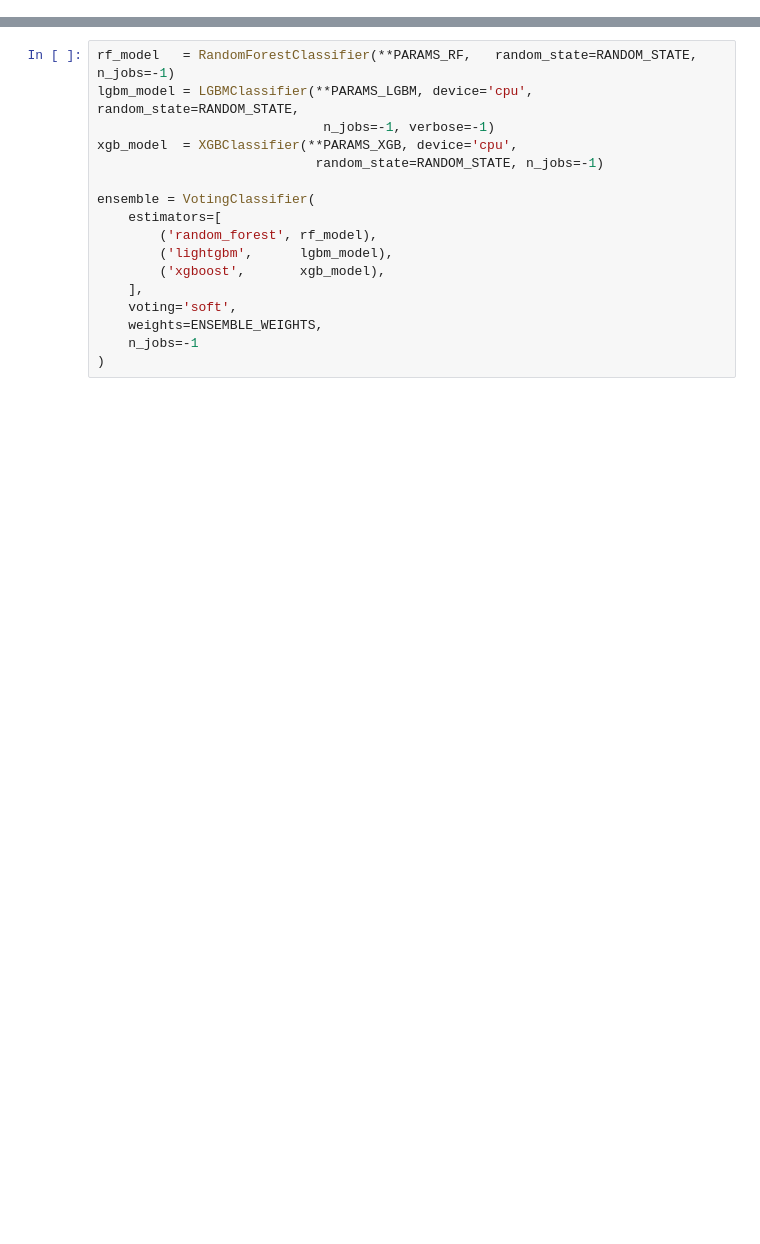
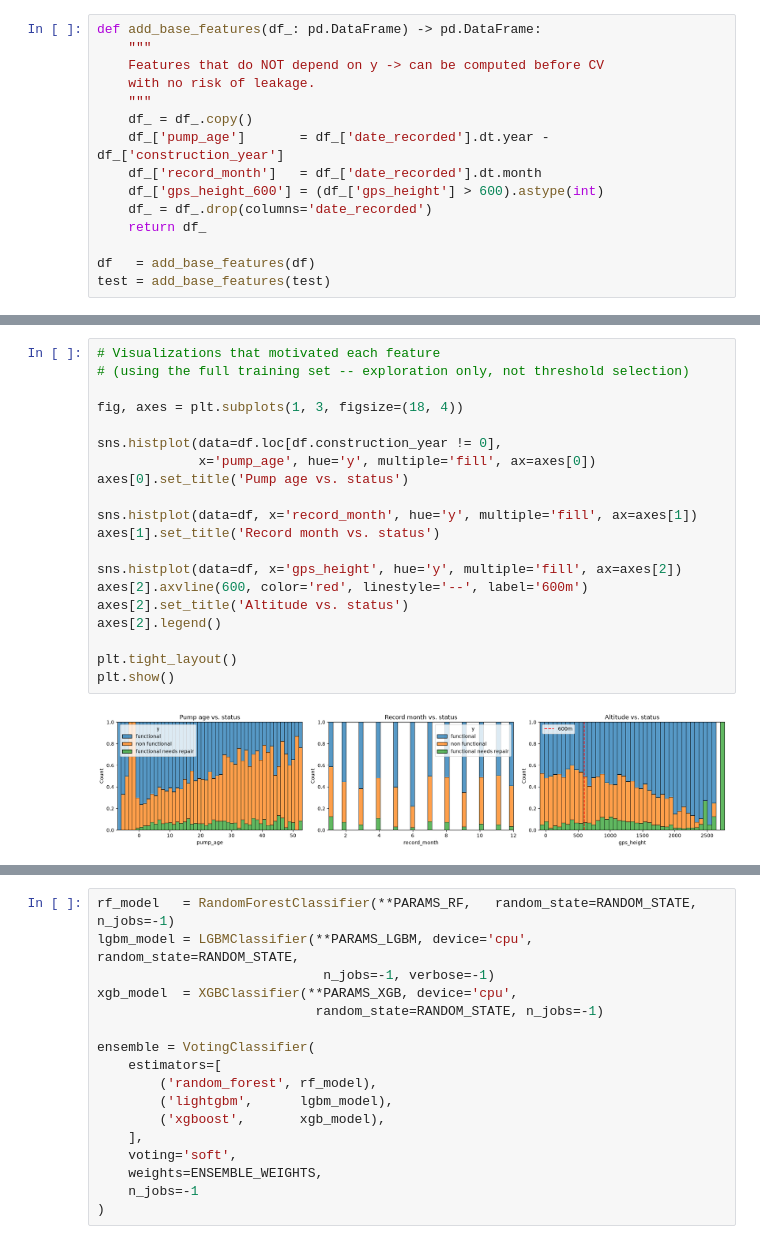
Before and after one commit to inigoochoa/pump-it-up-competition, a Jupyter notebook: notebooks/pump_it_up_ensemble.ipynb, the cells around one changed output, grey strips where cells are left out. Cells and saved outputs as stored; diff of their text form; blank space fills up the shorter version.

```diff
--- a/notebooks/pump_it_up_ensemble.ipynb
+++ b/notebooks/pump_it_up_ensemble.ipynb
@@ -454,0 +309,15 @@ Los pesos se ajustaron empíricamente comparando runs en MLflow.
+# %%
+def add_base_features(df_: pd.DataFrame) -> pd.DataFrame:
+    """
+    Features that do NOT depend on y -> can be computed before CV
+    with no risk of leakage.
+    """
+    df_ = df_.copy()
+    df_['pump_age']       = df_['date_recorded'].dt.year - df_['construction_year']
+    df_['record_month']   = df_['date_recorded'].dt.month
+    df_['gps_height_600'] = (df_['gps_height'] > 600).astype(int)
+    df_ = df_.drop(columns='date_recorded')
+    return df_
+
+df   = add_base_features(df)
+test = add_base_features(test)
@@ -454,0 +393,22 @@ Los pesos se ajustaron empíricamente comparando runs en MLflow.
+# %%
+# Visualizations that motivated each feature
+# (using the full training set -- exploration only, not threshold selection)
+
+fig, axes = plt.subplots(1, 3, figsize=(18, 4))
+
+sns.histplot(data=df.loc[df.construction_year != 0],
+             x='pump_age', hue='y', multiple='fill', ax=axes[0])
+axes[0].set_title('Pump age vs. status')
+
+sns.histplot(data=df, x='record_month', hue='y', multiple='fill', ax=axes[1])
+axes[1].set_title('Record month vs. status')
+
+sns.histplot(data=df, x='gps_height', hue='y', multiple='fill', ax=axes[2])
+axes[2].axvline(600, color='red', linestyle='--', label='600m')
+axes[2].set_title('Altitude vs. status')
+axes[2].legend()
+
+plt.tight_layout()
+plt.show()
+# %% [output]
+[figure, added]
```
Also changed, not shown: parts of 67 cells of this notebook, 7 other files.
